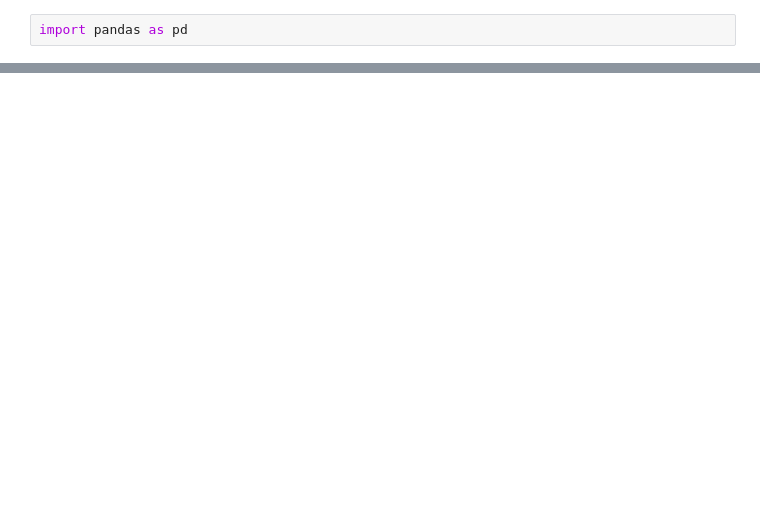
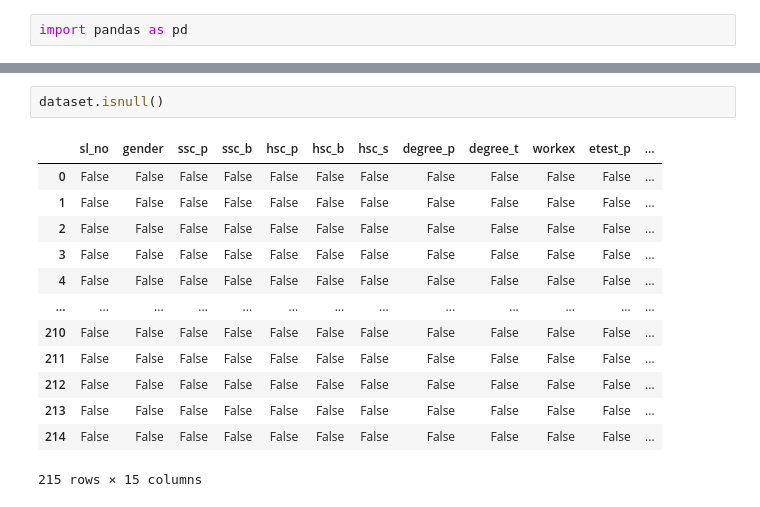
Before and after one commit to sharma-sha/Data-Science, a Jupyter notebook: Data Processing.ipynb, the cells around one changed output, grey strips where cells are left out. Saved outputs shown, nothing was run; the diff lists cells and outputs as text; blank space fills up the shorter version.

```diff
--- a/Data Processing.ipynb
+++ b/Data Processing.ipynb
@@ -20,0 +21,16 @@ dataset
+# %%
+dataset.isnull()
+# %% [output]
+|  | sl_no | gender | ssc_p | ssc_b | hsc_p | hsc_b | hsc_s | degree_p | degree_t | workex | etest_p | ... |
+| 0 | False | False | False | False | False | False | False | False | False | False | False | ... |
+| 1 | False | False | False | False | False | False | False | False | False | False | False | ... |
+| 2 | False | False | False | False | False | False | False | False | False | False | False | ... |
+| 3 | False | False | False | False | False | False | False | False | False | False | False | ... |
+| 4 | False | False | False | False | False | False | False | False | False | False | False | ... |
+| ... | ... | ... | ... | ... | ... | ... | ... | ... | ... | ... | ... | ... |
+| 210 | False | False | False | False | False | False | False | False | False | False | False | ... |
+| 211 | False | False | False | False | False | False | False | False | False | False | False | ... |
+| 212 | False | False | False | False | False | False | False | False | False | False | False | ... |
+| 213 | False | False | False | False | False | False | False | False | False | False | False | ... |
+| 214 | False | False | False | False | False | False | False | False | False | False | False | ... |
+215 rows × 15 columns
```
Also changed, not shown: parts of 25 cells of this notebook, 1 other file.
